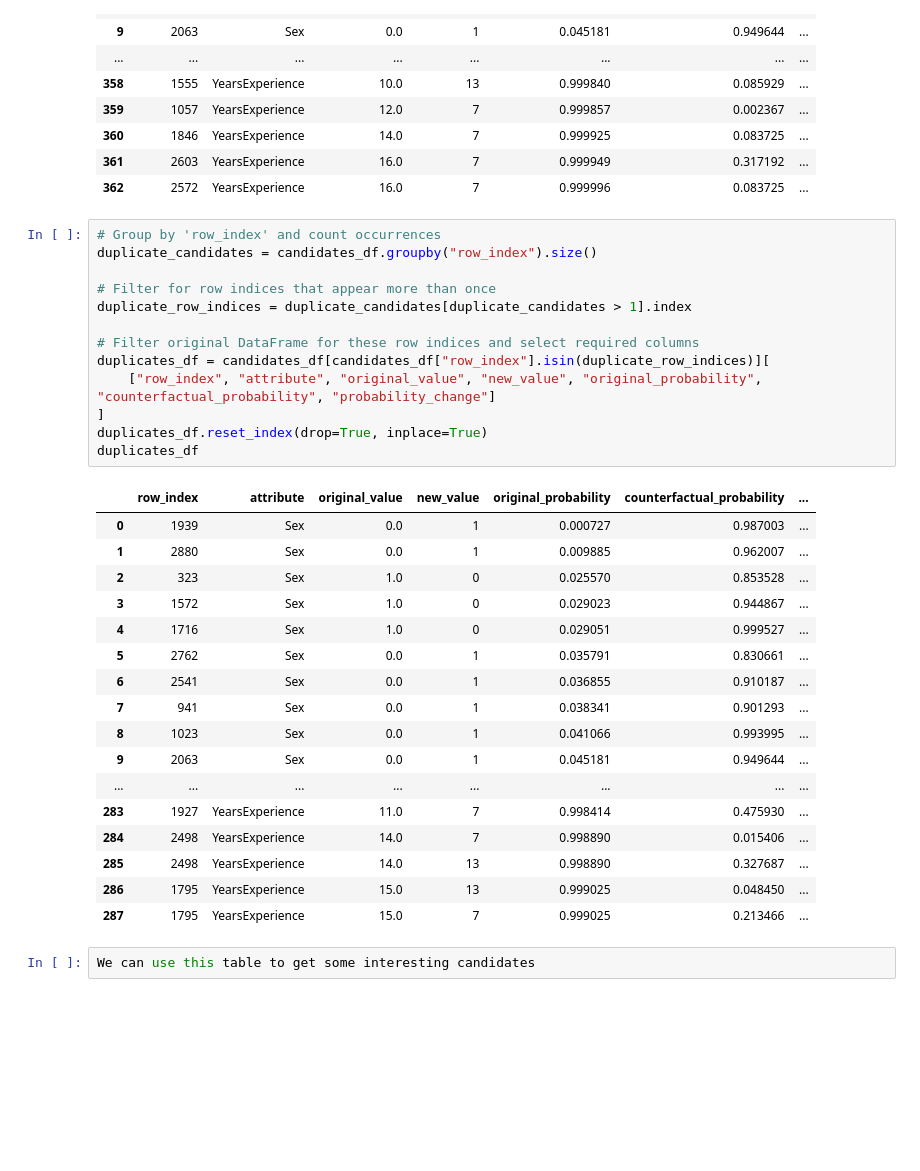
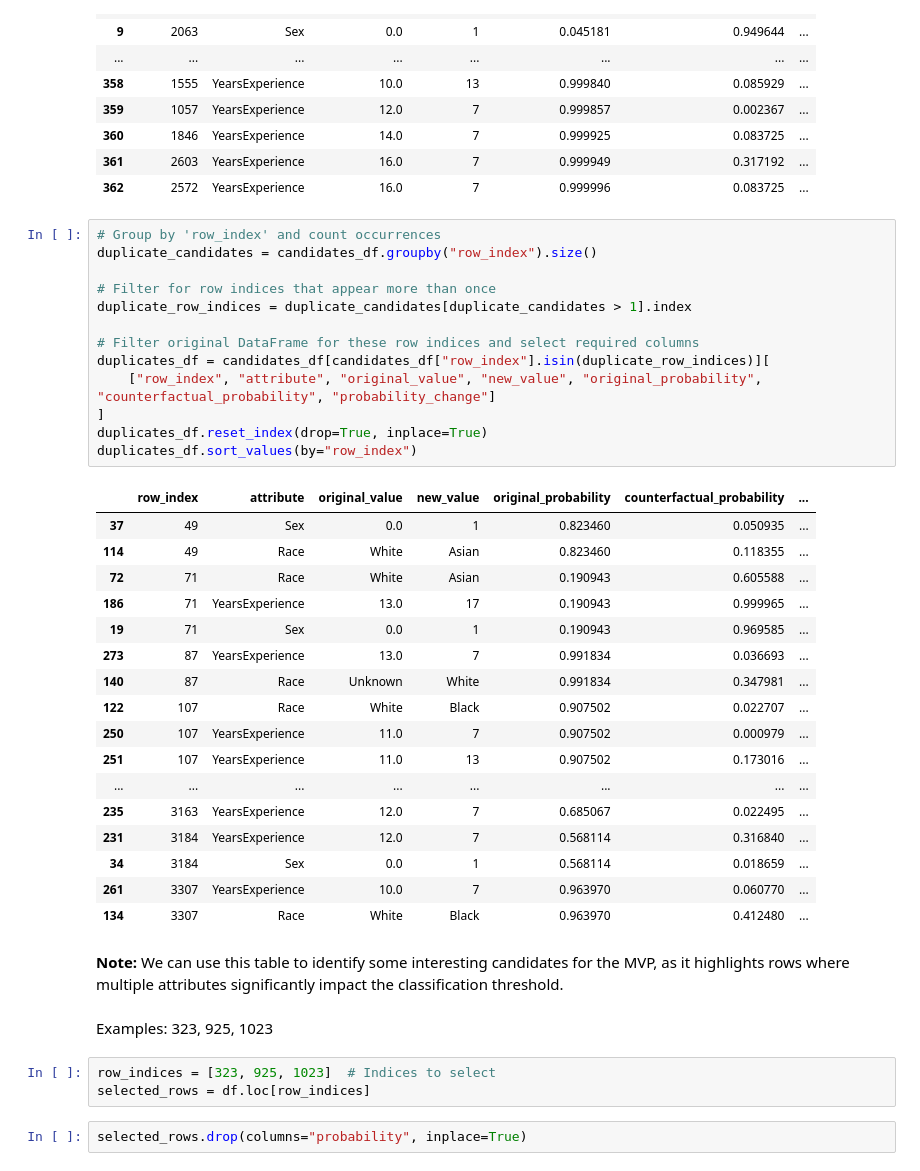
Before and after one commit to markuskuehnle/bias-fairness-mvp, a Jupyter notebook: notebooks/11_counterfactual_calculation.ipynb, the cells around one changed output. Cells and saved outputs as stored; diff of their text form; blank space fills up the shorter version.

Commit message:
[Task] Create static dataset for app with selected candidate rows

```diff
--- a/notebooks/11_counterfactual_calculation.ipynb
+++ b/notebooks/11_counterfactual_calculation.ipynb
@@ -478,33 +478,40 @@ candidates_df
 # %%
 # Group by 'row_index' and count occurrences
 duplicate_candidates = candidates_df.groupby("row_index").size()
 
 # Filter for row indices that appear more than once
 duplicate_row_indices = duplicate_candidates[duplicate_candidates > 1].index
 
 # Filter original DataFrame for these row indices and select required columns
 duplicates_df = candidates_df[candidates_df["row_index"].isin(duplicate_row_indices)][
     ["row_index", "attribute", "original_value", "new_value", "original_probability", "counterfactual_probability", "probability_change"]
 ]
 duplicates_df.reset_index(drop=True, inplace=True)
-duplicates_df
+duplicates_df.sort_values(by="row_index")
 # %% [output]
 |  | row_index | attribute | original_value | new_value | original_probability | counterfactual_probability | ... |
-| 0 | 1939 | Sex | 0.0 | 1 | 0.000727 | 0.987003 | ... |
-| 1 | 2880 | Sex | 0.0 | 1 | 0.009885 | 0.962007 | ... |
-| 2 | 323 | Sex | 1.0 | 0 | 0.025570 | 0.853528 | ... |
-| 3 | 1572 | Sex | 1.0 | 0 | 0.029023 | 0.944867 | ... |
-| 4 | 1716 | Sex | 1.0 | 0 | 0.029051 | 0.999527 | ... |
-| 5 | 2762 | Sex | 0.0 | 1 | 0.035791 | 0.830661 | ... |
-| 6 | 2541 | Sex | 0.0 | 1 | 0.036855 | 0.910187 | ... |
-| 7 | 941 | Sex | 0.0 | 1 | 0.038341 | 0.901293 | ... |
-| 8 | 1023 | Sex | 0.0 | 1 | 0.041066 | 0.993995 | ... |
-| 9 | 2063 | Sex | 0.0 | 1 | 0.045181 | 0.949644 | ... |
+| 37 | 49 | Sex | 0.0 | 1 | 0.823460 | 0.050935 | ... |
+| 114 | 49 | Race | White | Asian | 0.823460 | 0.118355 | ... |
+| 72 | 71 | Race | White | Asian | 0.190943 | 0.605588 | ... |
+| 186 | 71 | YearsExperience | 13.0 | 17 | 0.190943 | 0.999965 | ... |
+| 19 | 71 | Sex | 0.0 | 1 | 0.190943 | 0.969585 | ... |
+| 273 | 87 | YearsExperience | 13.0 | 7 | 0.991834 | 0.036693 | ... |
+| 140 | 87 | Race | Unknown | White | 0.991834 | 0.347981 | ... |
+| 122 | 107 | Race | White | Black | 0.907502 | 0.022707 | ... |
+| 250 | 107 | YearsExperience | 11.0 | 7 | 0.907502 | 0.000979 | ... |
+| 251 | 107 | YearsExperience | 11.0 | 13 | 0.907502 | 0.173016 | ... |
 | ... | ... | ... | ... | ... | ... | ... | ... |
-| 283 | 1927 | YearsExperience | 11.0 | 7 | 0.998414 | 0.475930 | ... |
-| 284 | 2498 | YearsExperience | 14.0 | 7 | 0.998890 | 0.015406 | ... |
-| 285 | 2498 | YearsExperience | 14.0 | 13 | 0.998890 | 0.327687 | ... |
-| 286 | 1795 | YearsExperience | 15.0 | 13 | 0.999025 | 0.048450 | ... |
-| 287 | 1795 | YearsExperience | 15.0 | 7 | 0.999025 | 0.213466 | ... |
+| 235 | 3163 | YearsExperience | 12.0 | 7 | 0.685067 | 0.022495 | ... |
+| 231 | 3184 | YearsExperience | 12.0 | 7 | 0.568114 | 0.316840 | ... |
+| 34 | 3184 | Sex | 0.0 | 1 | 0.568114 | 0.018659 | ... |
+| 261 | 3307 | YearsExperience | 10.0 | 7 | 0.963970 | 0.060770 | ... |
+| 134 | 3307 | Race | White | Black | 0.963970 | 0.412480 | ... |
-# %%
-We can use this table to get some interesting candidates
+# %% [markdown]
+**Note:** We can use this table to identify some interesting candidates for the MVP, as it highlights rows where multiple attributes significantly impact the classification threshold.
+# %% [markdown]
+Examples: 323, 925, 1023
+# %%
+row_indices = [323, 925, 1023]  # Indices to select
+selected_rows = df.loc[row_indices]
+# %%
+selected_rows.drop(columns="probability", inplace=True)
```
Also changed, not shown: parts of 1 cell of this notebook, 1 other file.
